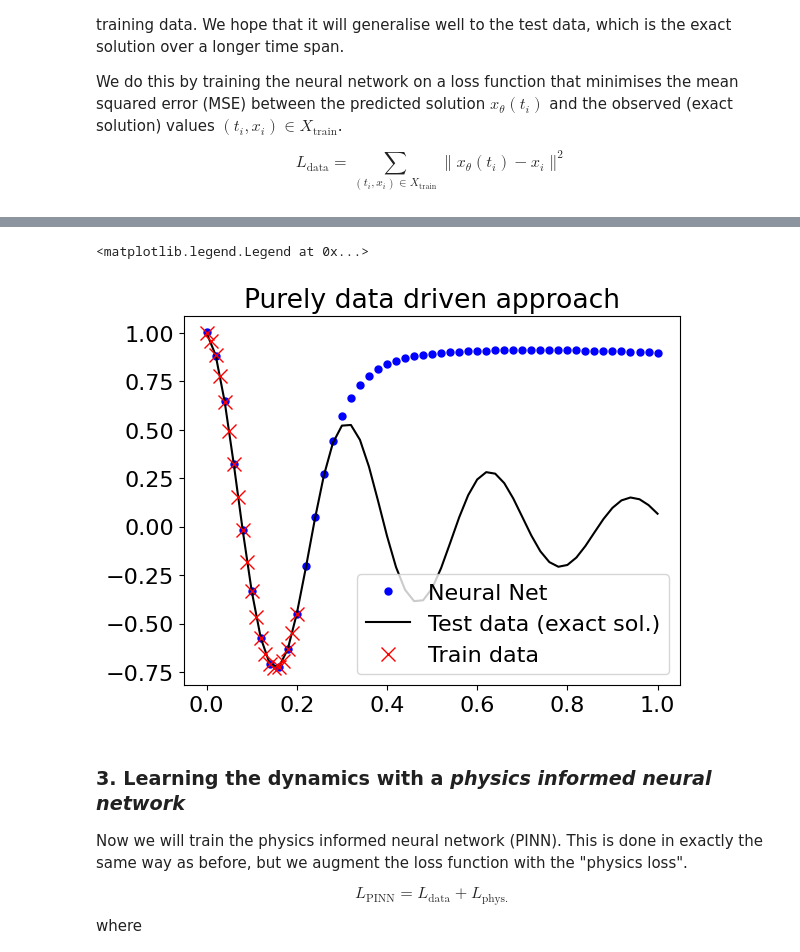
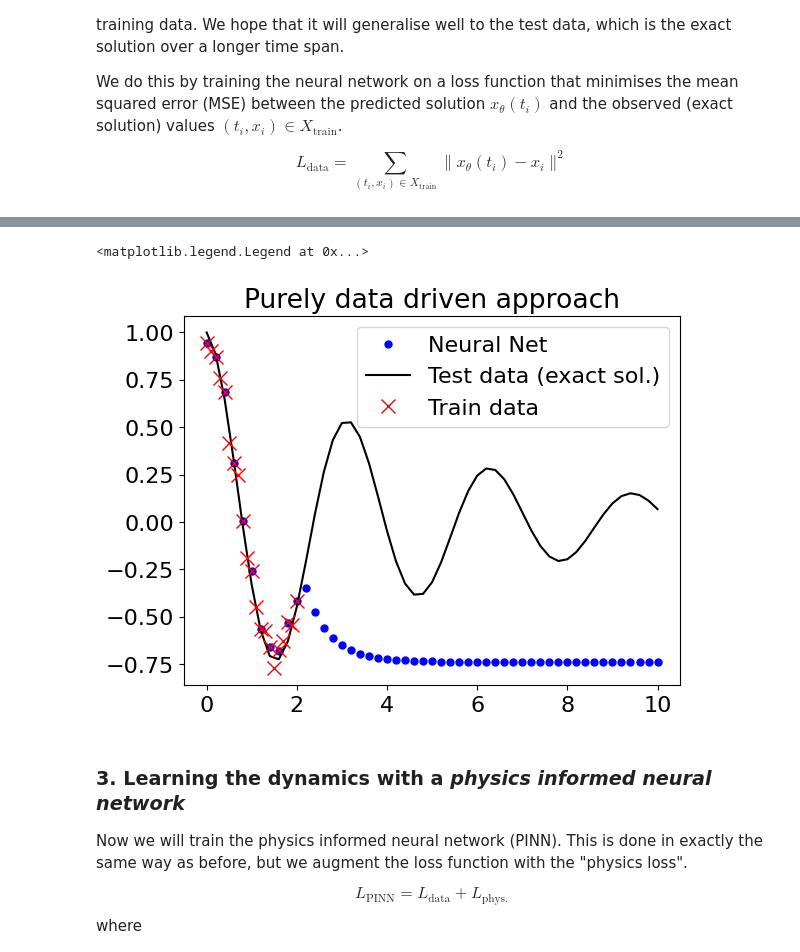
Before and after one commit to bentaps/PINN-example, a Jupyter notebook: mass-spring-system.ipynb, the cells around one changed output, grey strips where cells are left out. Saved outputs shown, nothing was run; the diff lists cells and outputs as text; code cells hidden in the pictures.

```diff
--- a/mass-spring-system.ipynb
+++ b/mass-spring-system.ipynb
@@ -39,28 +33,29 @@ In practice, we are given a data set that is the solution of a differntial equat
 # %%
-MU = 4
-K = 400
+# ODE parameters
+MU = 0.4
+K = 4
 
+# Data generation parameters
 N_TRAIN = 20
-TMAX_TRAIN = 0.2
+TMAX_TRAIN = 2
+NOISE_STD = 0.05
 
 N_TEST = 50
-TMAX_TEST = 1
+TMAX_TEST = 10
 
 
 def exact_solution(t, k=K, mu=MU):
     """Get exact solution to the 1D underdamped harmonic oscillator."""
-    d = mu / 2
-    w0 = k**0.5
-    assert d < w0, "System must be underdamped."
-    w = np.sqrt(w0**2 - d**2)
-    x = torch.exp(-d * t) * torch.cos(w * t)
+    assert mu**2 < 4 * k, "System must be underdamped."
+    w = np.sqrt(4 * k - mu**2) / 2
+    x = torch.exp(-mu / 2 * t) * torch.cos(w * t)
     return x
 
 
-t_train = torch.linspace(0, TMAX_TRAIN, N_TRAIN + 1).reshape(-1, 1)
-t_test = torch.linspace(0, TMAX_TEST, N_TEST + 1).reshape(-1, 1)
+t_train = torch.linspace(0, TMAX_TRAIN, N_TRAIN + 1).unsqueeze(-1)
+t_test = torch.linspace(0, TMAX_TEST, N_TEST + 1).unsqueeze(-1)
 
-x_train = exact_solution(t_train)
+x_train = exact_solution(t_train) + NOISE_STD * torch.randn_like(t_train)
 x_test = exact_solution(t_test)
 
 plt.plot(t_test, x_test, "k-", label="Test data (exact sol.)")
@@ -95,11 +90,11 @@ class NeuralNet(nn.Module):
         return self.network(x)
 
 
-def train_nn(model, t_train, x_train):
+def train_nn(model, t_train, x_train, nepochs=10000, learning_rate=5e-3):
     mse = nn.MSELoss()
     torch.manual_seed(123)
-    optimizer = torch.optim.Adam(model.parameters(), lr=1e-3)
-    for i in range(10000):
+    optimizer = torch.optim.Adam(model.parameters(), lr=learning_rate)
+    for i in range(nepochs):
         optimizer.zero_grad()
 
         # compute data loss
@@ -116,9 +111,9 @@ def train_nn(model, t_train, x_train):
 model_nn = NeuralNet()
 train_nn(model_nn, t_train=t_train, x_train=x_train)
 
-plt.plot(t_test, model_nn(t_test).detach().numpy(), 'b.', label='Neural Net')
-plt.plot(t_test, x_test, 'k-', label='Test data (exact sol.)')
-plt.plot(t_train, x_train, 'rx', label='Train data')
+plt.plot(t_test, model_nn(t_test).detach().numpy(), "b.", label="Neural Net")
+plt.plot(t_test, x_test, "k-", label="Test data (exact sol.)")
+plt.plot(t_train, x_train, "rx", label="Train data")
 plt.title("Purely data driven approach")
 plt.legend()
 # %% [output]
@@ -145,5 +140,5 @@ loss = 2.7474832222651457e-06
 <matplotlib.legend.Legend at 0x...>
-[figure, old version]
+[figure, new version]
 # %% [markdown]
 ### 3. Learning the dynamics with a ***physics informed neural network***
 Now we will train the physics informed neural network (PINN). This is done in exactly the same way as before, but we augment the loss function with the "physics loss".
```
Also changed, not shown: parts of 10 cells of this notebook.
